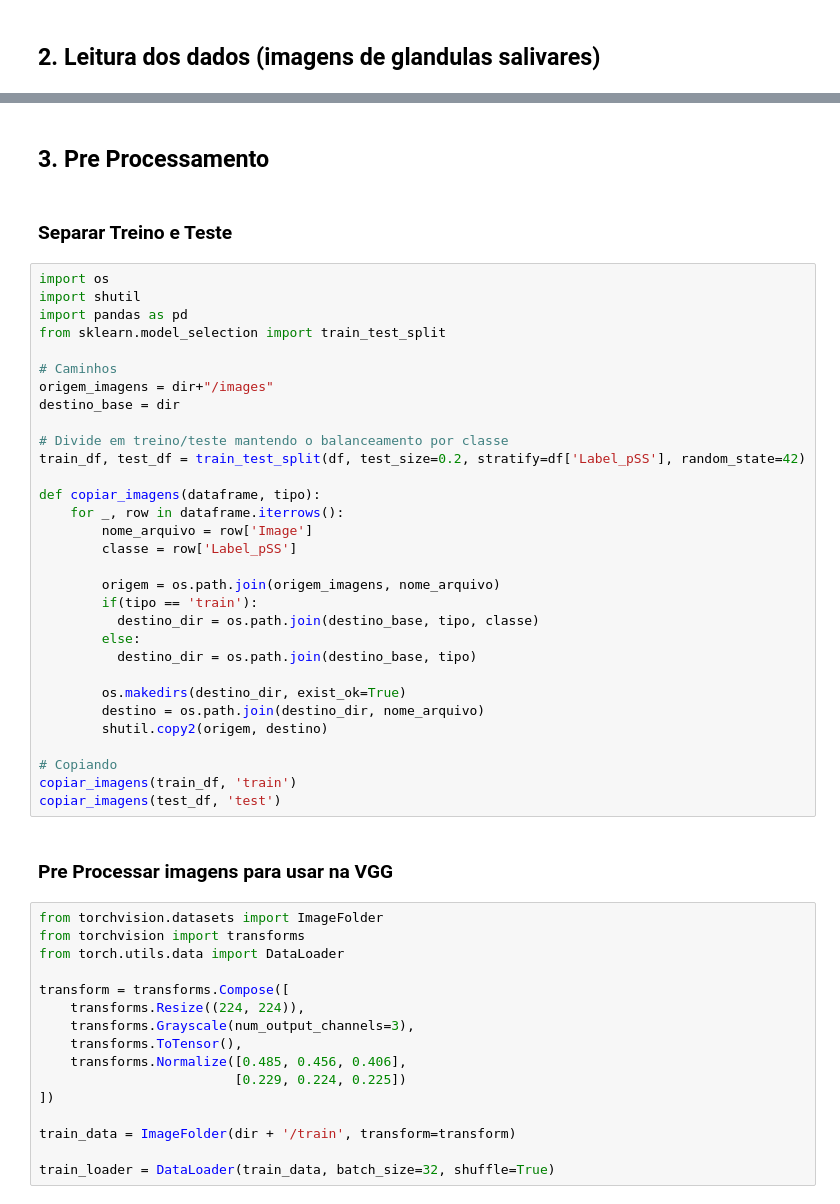
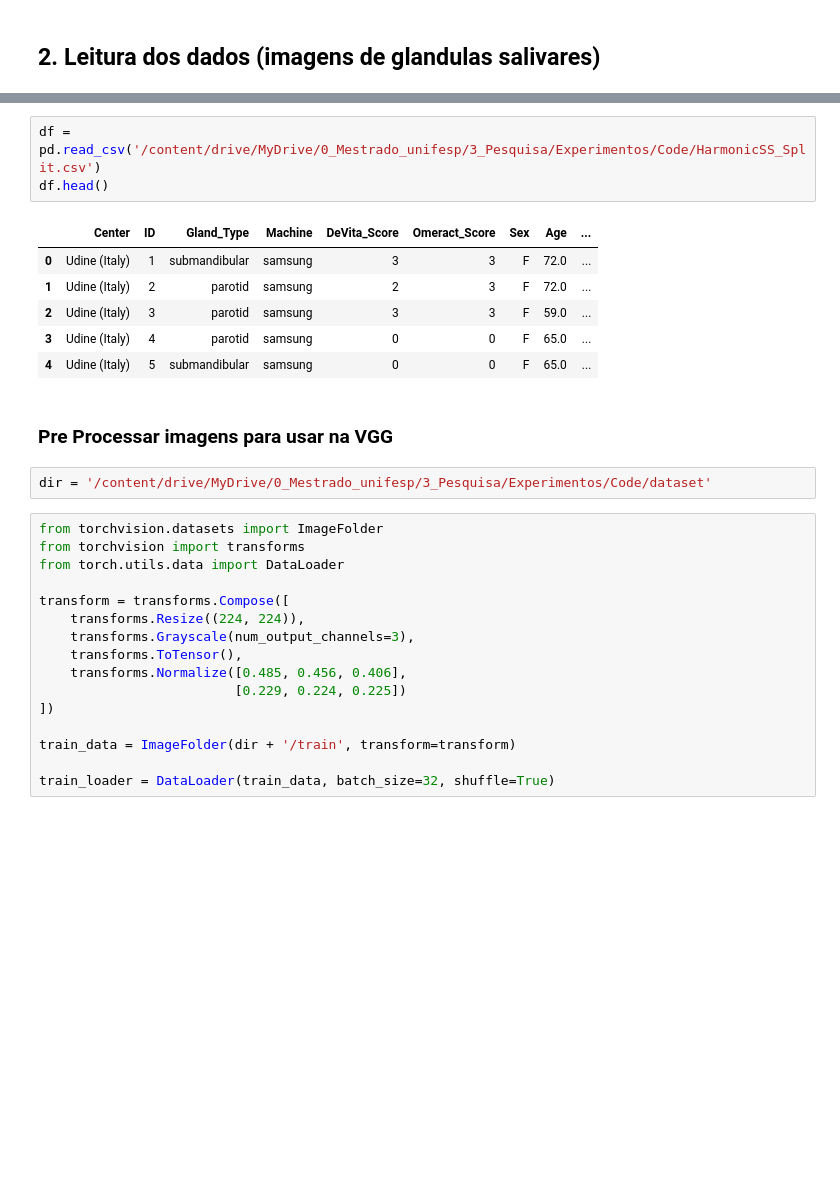
Before and after one commit to BrunaFerreira/Mestrado_UNIFESP, a Jupyter notebook: VGG_TL.ipynb, the cells around one changed output, grey strips where cells are left out. Drawn from its saved outputs; the diff is of its cells as text; blank space fills up the shorter version.

```diff
--- a/VGG_TL.ipynb
+++ b/VGG_TL.ipynb
@@ -66,40 +24,17 @@ PIL.Image.open(img_dir + '/' + str(images[0]))
-# %% [markdown]
-## 3. Pre Processamento
-# %% [markdown]
-### Separar Treino e Teste
-# %%
-import os
-import shutil
-import pandas as pd
-from sklearn.model_selection import train_test_split
-
-# Caminhos
-origem_imagens = dir+"/images"
-destino_base = dir
-
-# Divide em treino/teste mantendo o balanceamento por classe
-train_df, test_df = train_test_split(df, test_size=0.2, stratify=df['Label_pSS'], random_state=42)
-
-def copiar_imagens(dataframe, tipo):
-    for _, row in dataframe.iterrows():
-        nome_arquivo = row['Image']
-        classe = row['Label_pSS']
-
-        origem = os.path.join(origem_imagens, nome_arquivo)
-        if(tipo == 'train'):
-          destino_dir = os.path.join(destino_base, tipo, classe)
-        else:
-          destino_dir = os.path.join(destino_base, tipo)
-
-        os.makedirs(destino_dir, exist_ok=True)
-        destino = os.path.join(destino_dir, nome_arquivo)
-        shutil.copy2(origem, destino)
-
-# Copiando
-copiar_imagens(train_df, 'train')
-copiar_imagens(test_df, 'test')
+# %%
+df = pd.read_csv('/content/drive/MyDrive/0_Mestrado_unifesp/3_Pesquisa/Experimentos/Code/HarmonicSS_Split.csv')
+df.head()
+# %% [output]
+|  | Center | ID | Gland_Type | Machine | DeVita_Score | Omeract_Score | Sex | Age | ... |
+| 0 | Udine (Italy) | 1 | submandibular | samsung | 3 | 3 | F | 72.0 | ... |
+| 1 | Udine (Italy) | 2 | parotid | samsung | 2 | 3 | F | 72.0 | ... |
+| 2 | Udine (Italy) | 3 | parotid | samsung | 3 | 3 | F | 59.0 | ... |
+| 3 | Udine (Italy) | 4 | parotid | samsung | 0 | 0 | F | 65.0 | ... |
+| 4 | Udine (Italy) | 5 | submandibular | samsung | 0 | 0 | F | 65.0 | ... |
 # %% [markdown]
 ### Pre Processar imagens para usar na VGG
+# %%
+dir = '/content/drive/MyDrive/0_Mestrado_unifesp/3_Pesquisa/Experimentos/Code/dataset'
 # %%
 from torchvision.datasets import ImageFolder
 from torchvision import transforms
```
Also changed, not shown: parts of 10 cells of this notebook.
